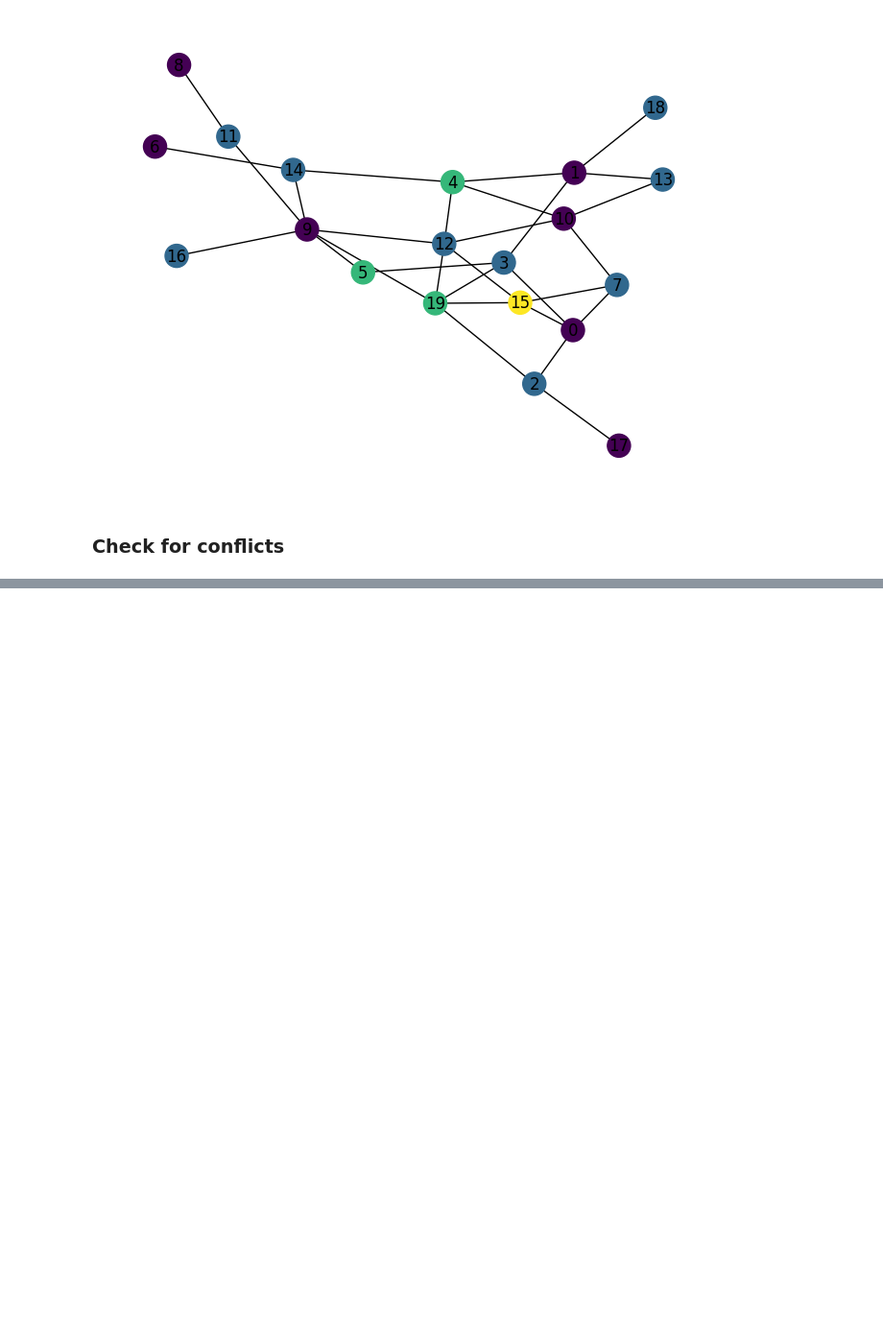
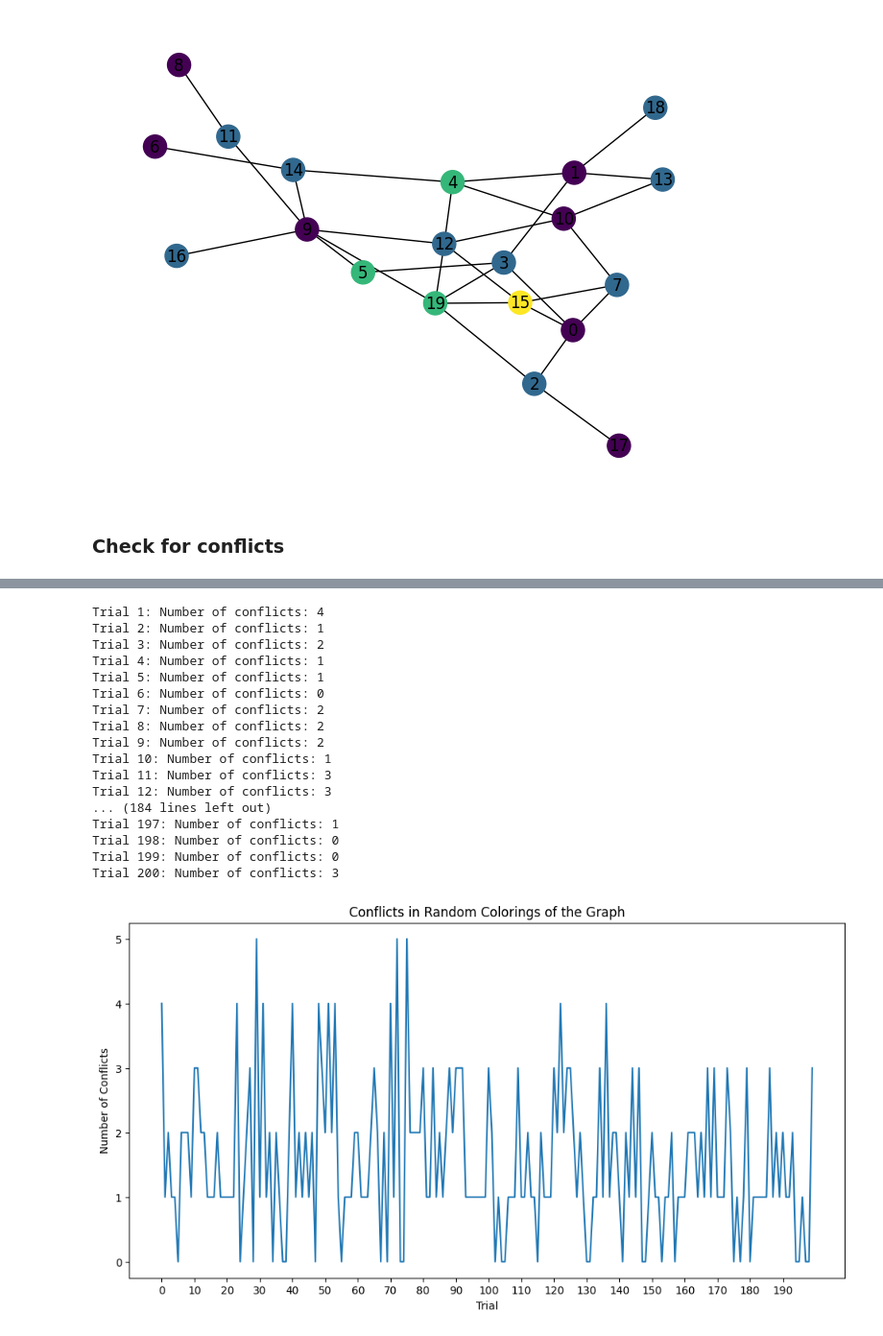
Before and after one commit to G-cae78/Graph-Colouring, a Jupyter notebook: graph.ipynb, the cells around one changed output, grey strips where cells are left out. Shown at 96% size. Cells and saved outputs as stored; diff of their text form; code cells hidden in the pictures; blank space fills up the shorter version.

```diff
--- a/graph.ipynb
+++ b/graph.ipynb
@@ -89,0 +132,38 @@ conflicts
+# %%
+
+list_of_conflicts = []
+for i in range(200):
+    multiple_coloring = random_coloring(G)
+    node_colors = [coloring[node] for node in G.nodes()]
+    conflicts = coloring_conflicts(G, multiple_coloring)
+    list_of_conflicts.append(conflicts)
+    print(f"Trial {i+1}: Number of conflicts: {conflicts}")
+
+
+plt.figure(figsize=(12, 6))
+plt.plot(list_of_conflicts)
+plt.xlabel('Trial')
+plt.ylabel('Number of Conflicts')
+plt.title('Conflicts in Random Colorings of the Graph')
+plt.xticks(range(0, 200, 10))
+
+plt.show()
+# %% [output]
+Trial 1: Number of conflicts: 4
+Trial 2: Number of conflicts: 1
+Trial 3: Number of conflicts: 2
+Trial 4: Number of conflicts: 1
+Trial 5: Number of conflicts: 1
+Trial 6: Number of conflicts: 0
+Trial 7: Number of conflicts: 2
+Trial 8: Number of conflicts: 2
+Trial 9: Number of conflicts: 2
+Trial 10: Number of conflicts: 1
+Trial 11: Number of conflicts: 3
+Trial 12: Number of conflicts: 3
+... (184 lines left out)
+Trial 197: Number of conflicts: 1
+Trial 198: Number of conflicts: 0
+Trial 199: Number of conflicts: 0
+Trial 200: Number of conflicts: 3
+[figure, added]
```
Also changed, not shown: parts of 6 cells of this notebook.
